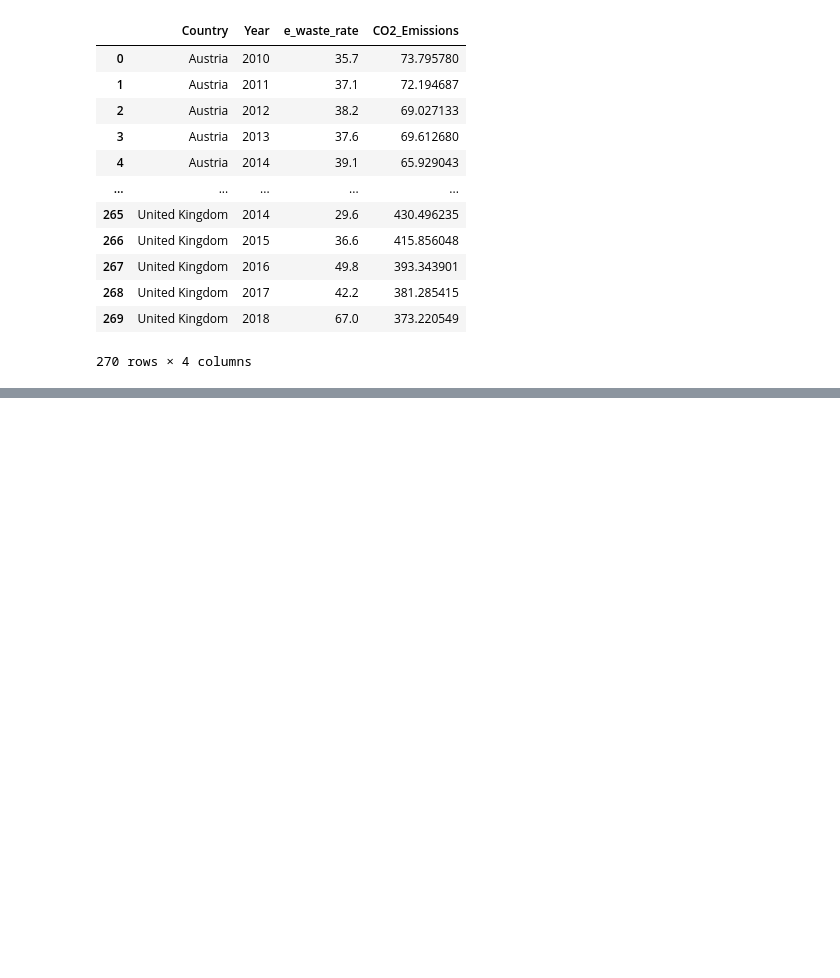
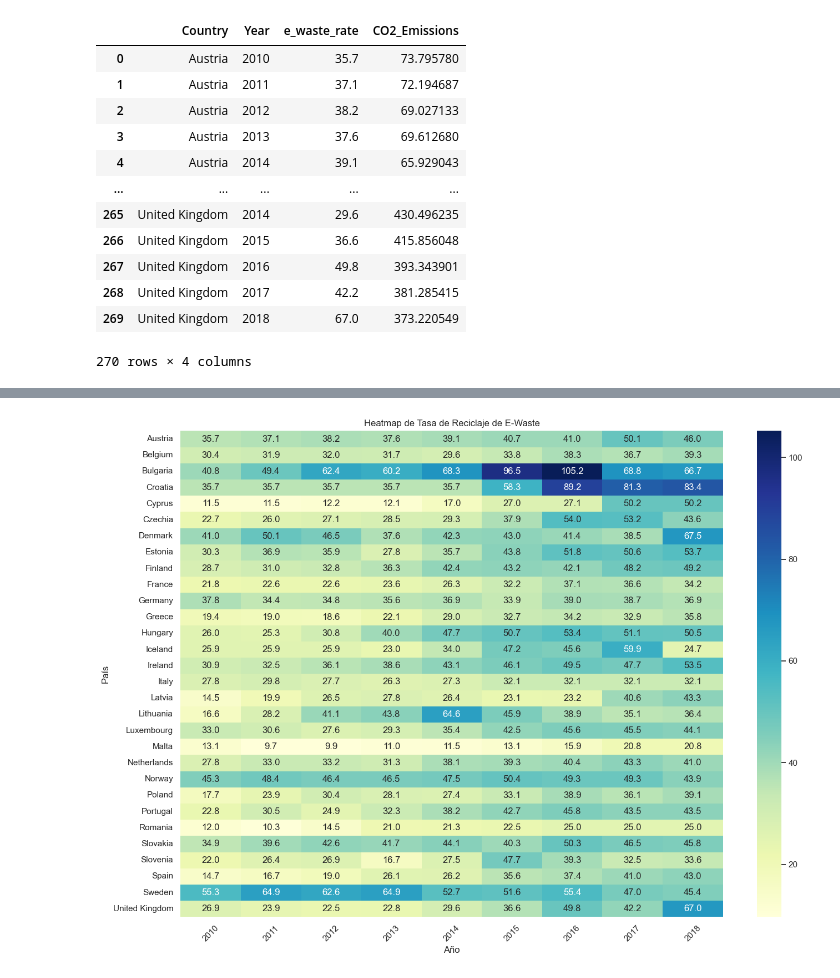
Before and after one commit to LOA395/Project-week3, a Jupyter notebook: nb_laura.ipynb, the cells around one changed output, grey strips where cells are left out. Saved outputs shown, nothing was run; the diff lists cells and outputs as text; code cells hidden in the pictures; blank space fills up the shorter version.

```diff
--- a/nb_laura.ipynb
+++ b/nb_laura.ipynb
@@ -245,0 +330,16 @@ df_combined
+# %%
+
+# Ejemplo de cómo pivotar el DataFrame
+heatmap_data = df_combined.pivot(index='Country', columns='Year', values='e_waste_rate')
+
+# Gráfica de heatmap
+plt.figure(figsize=(14, 10))
+sns.heatmap(heatmap_data, cmap="YlGnBu", annot=True, fmt=".1f")
+plt.title('Heatmap de Tasa de Reciclaje de E-Waste')
+plt.xlabel('Año')
+plt.ylabel('País')
+plt.xticks(rotation=45)
+plt.tight_layout()
+plt.show()
+# %% [output]
+[figure, added]
```
Also changed, not shown: parts of 9 cells of this notebook.
